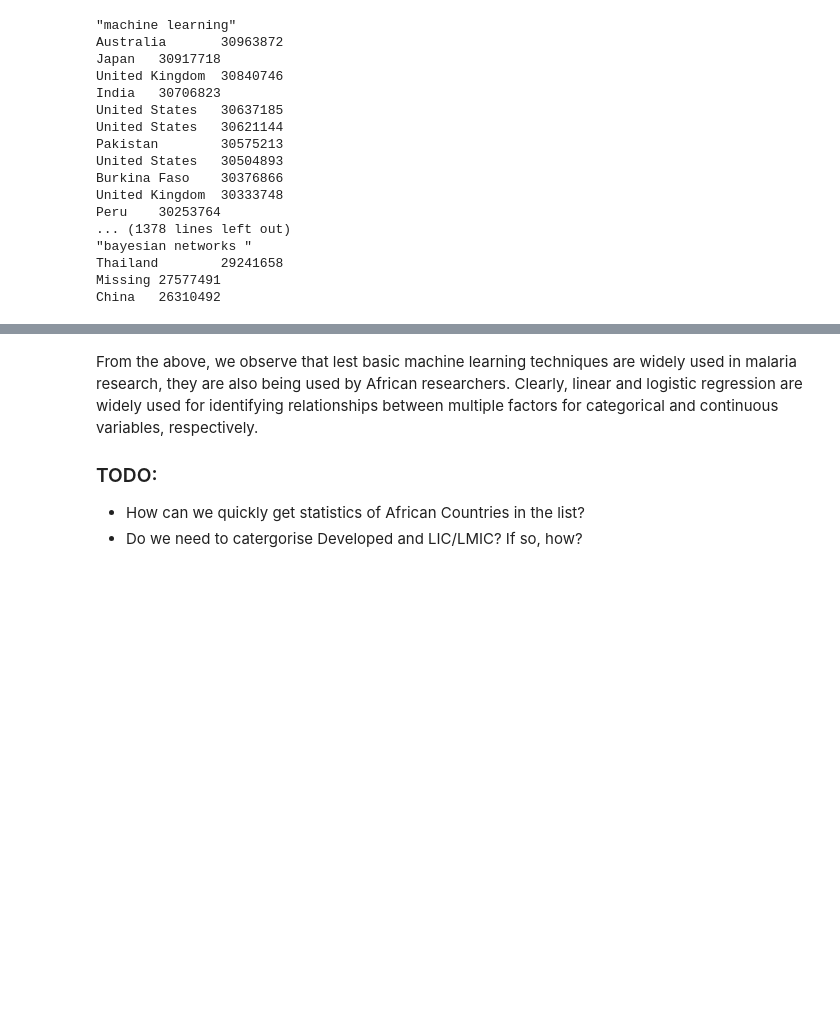
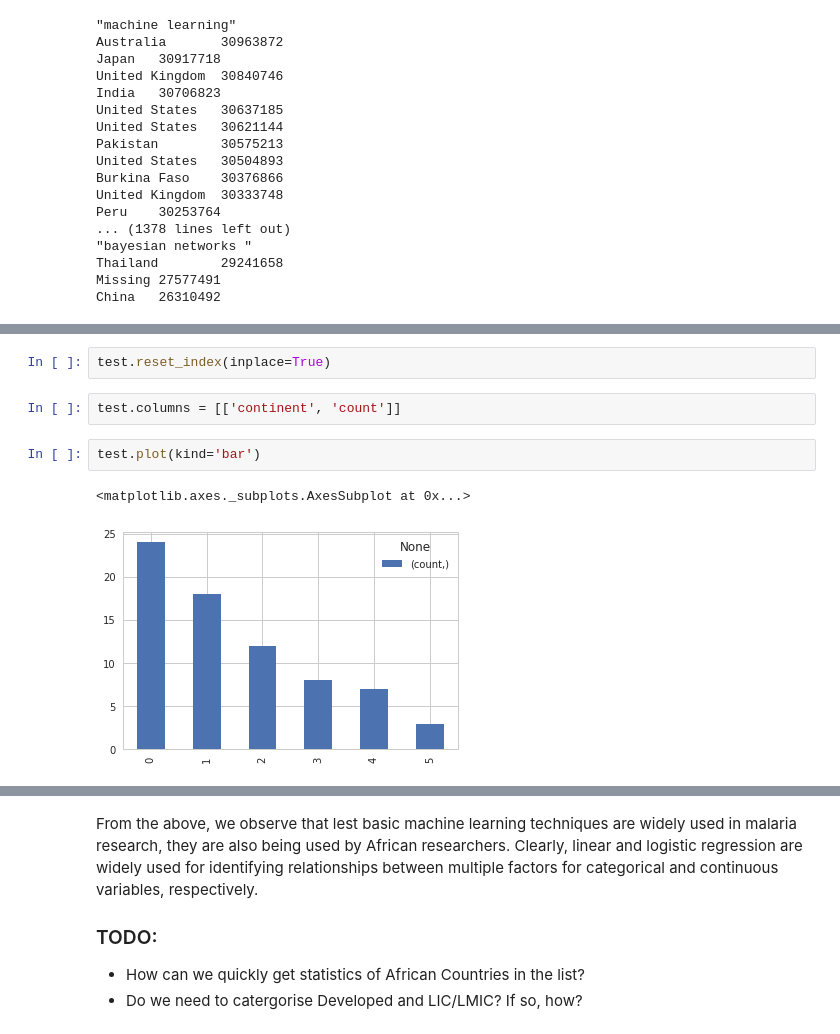
Before and after one commit to kipkurui/MachineLearning4Malaria, a Jupyter notebook: Data_fetching_and_Analysis.ipynb, the cells around one changed output, grey strips where cells are left out. Saved outputs shown, nothing was run; the diff lists cells and outputs as text; blank space fills up the shorter version.

```diff
--- a/Data_fetching_and_Analysis.ipynb
+++ b/Data_fetching_and_Analysis.ipynb
@@ -406,0 +507,9 @@ China   26310492
+# %%
+test.reset_index(inplace=True)
+# %%
+test.columns = [['continent', 'count']]
+# %%
+test.plot(kind='bar')
+# %% [output]
+<matplotlib.axes._subplots.AxesSubplot at 0x...>
+[figure, added]
```
Also changed, not shown: parts of 12 cells of this notebook, 4 other files.
